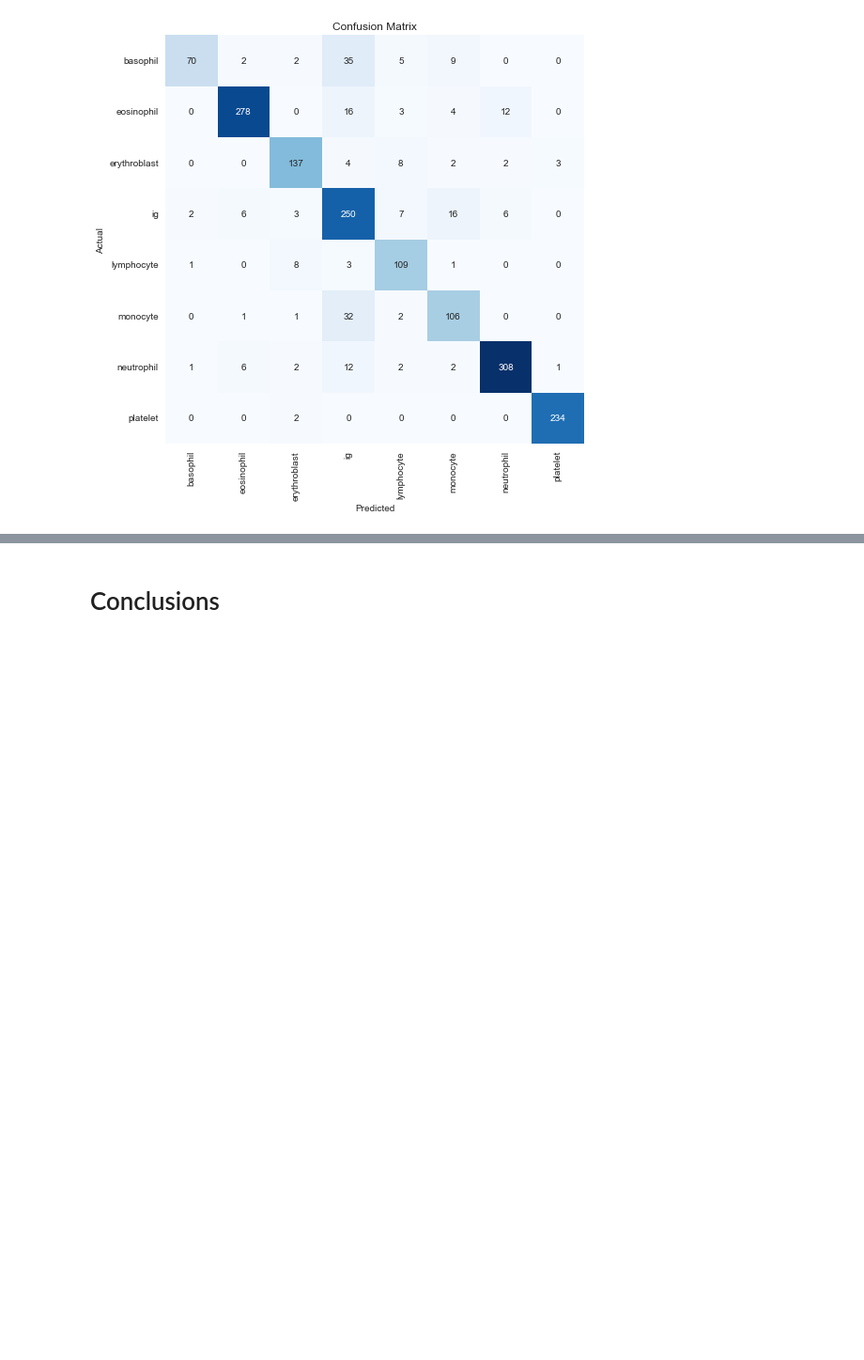
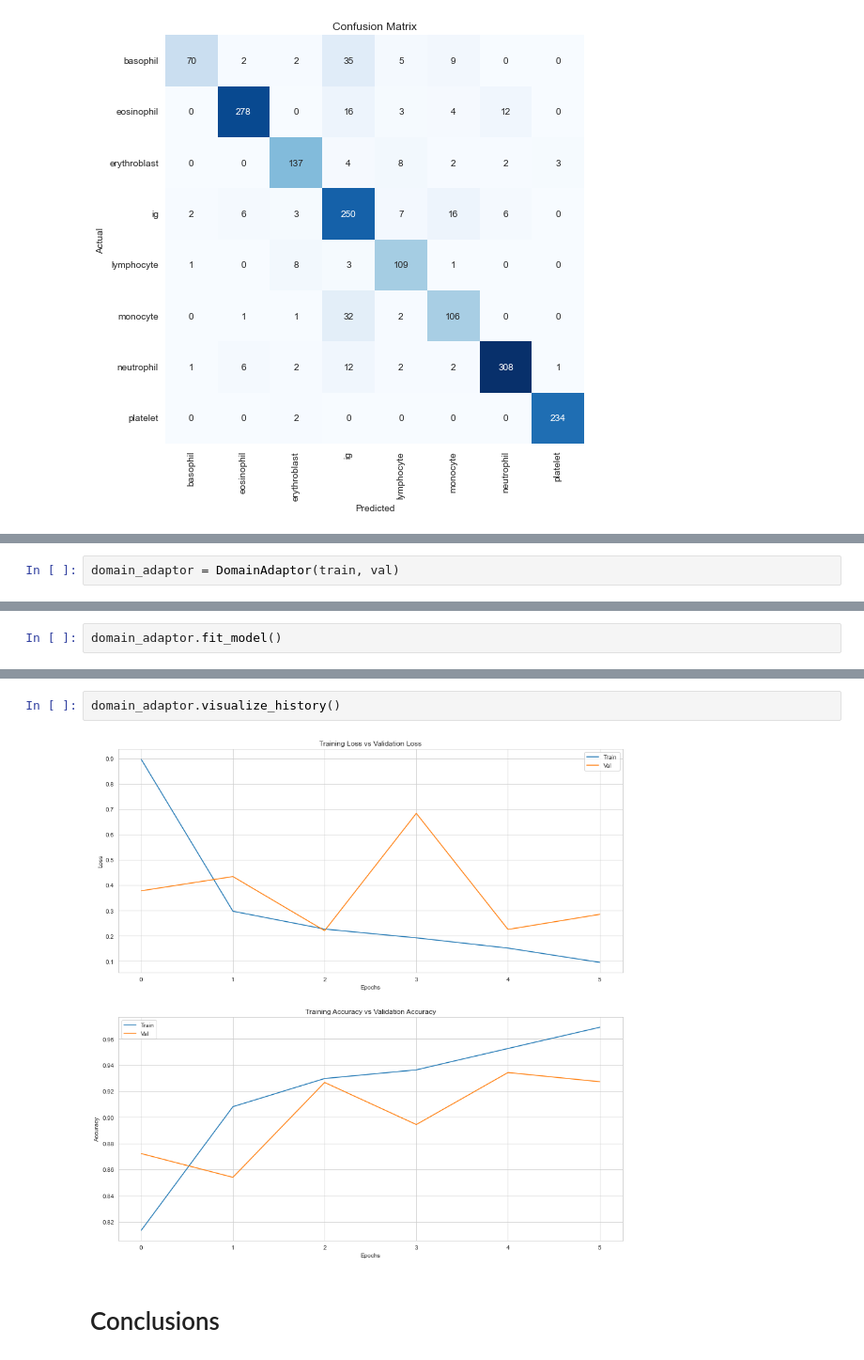
Before and after one commit to Gaurav0502/blood-cell-classification, a Jupyter notebook: notebooks/cnn_exploration.ipynb, the cells around one changed output, grey strips where cells are left out. Shown: that part at 94% size. Saved outputs shown, nothing was run; the diff lists cells and outputs as text; blank space fills up the shorter version.

Commit message:
feat(model) : domain adaptation of the model

```diff
--- a/notebooks/cnn_exploration.ipynb
+++ b/notebooks/cnn_exploration.ipynb
@@ -307,0 +377,2 @@ Test Accuracy: 86.946%
+# %%
+domain_adaptor = DomainAdaptor(train, val)
@@ -307,0 +383,2 @@ Test Accuracy: 86.946%
+# %%
+domain_adaptor.fit_model()
@@ -308,2 +398,6 @@ Test Accuracy: 86.946%
+# %%
+domain_adaptor.visualize_history()
+# %% [output]
+[figure, added]
 # %% [markdown]
 # Conclusions
```
Also changed, not shown: parts of 5 cells of this notebook.
